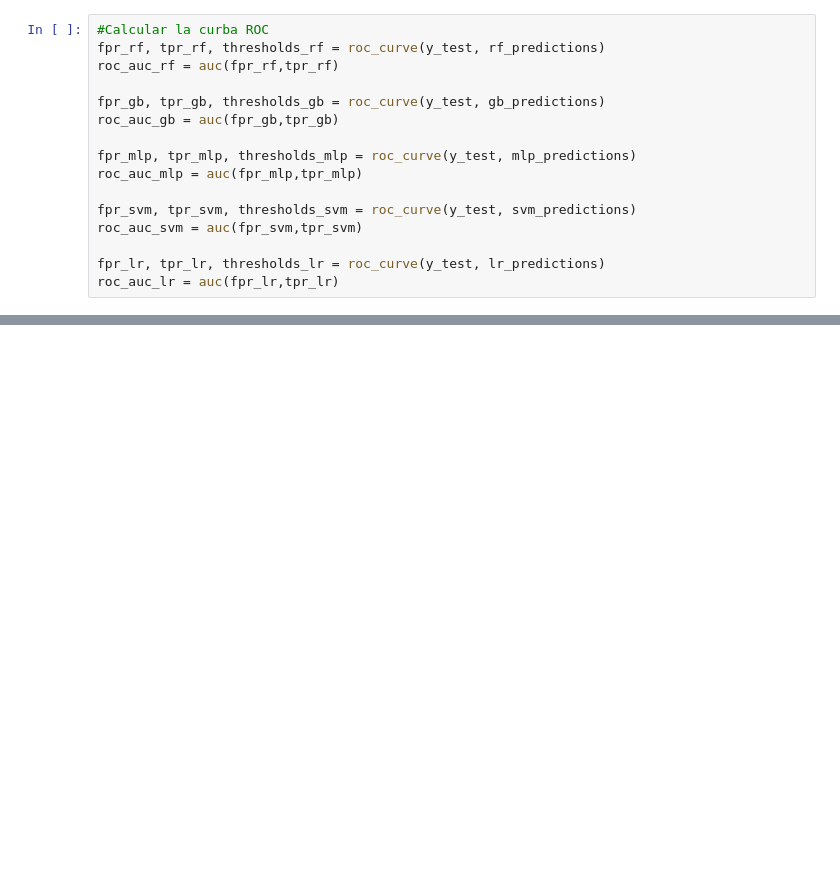
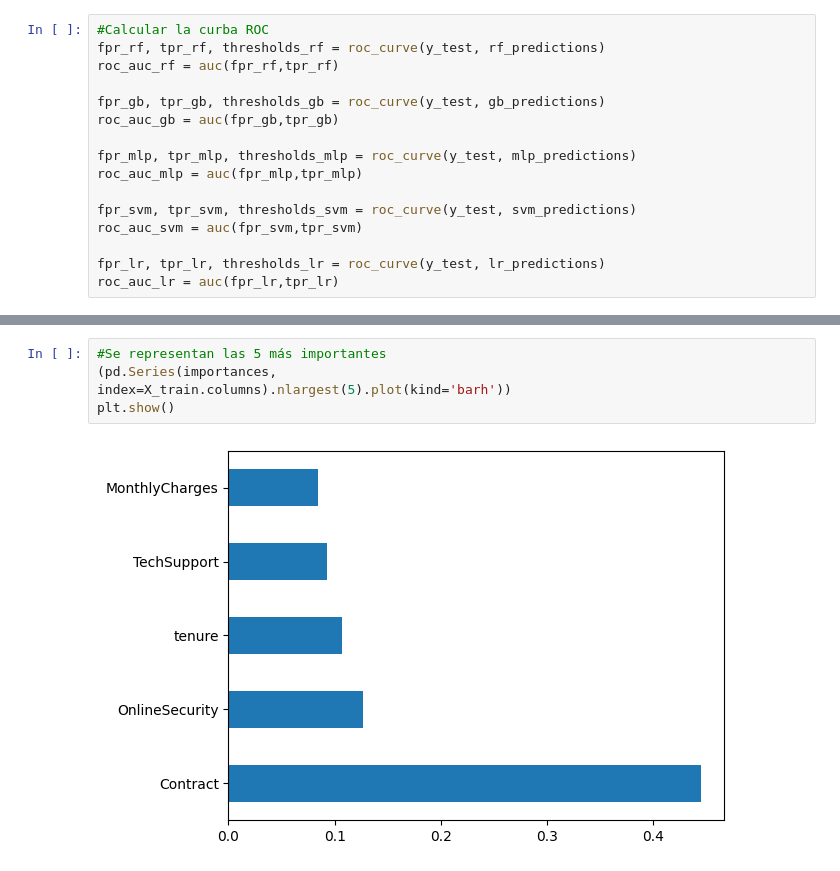
Before and after one commit to angel7005/ia, a Jupyter notebook: ns-4 - comparacion.ipynb, the cells around one changed output, grey strips where cells are left out. Cells and saved outputs as stored; diff of their text form; blank space fills up the shorter version.

Commit message:
Radomfores: se grafican las variables mas importantes

```diff
--- a/ns-4 - comparacion.ipynb
+++ b/ns-4 - comparacion.ipynb
@@ -211,0 +212,7 @@ print(lr.coef_)
+# %%
+#Se representan las 5 más importantes
+(pd.Series(importances,
+index=X_train.columns).nlargest(5).plot(kind='barh'))
+plt.show()
+# %% [output]
+[figure, added]
```
Also changed, not shown: parts of 5 cells of this notebook, 1 other file.
